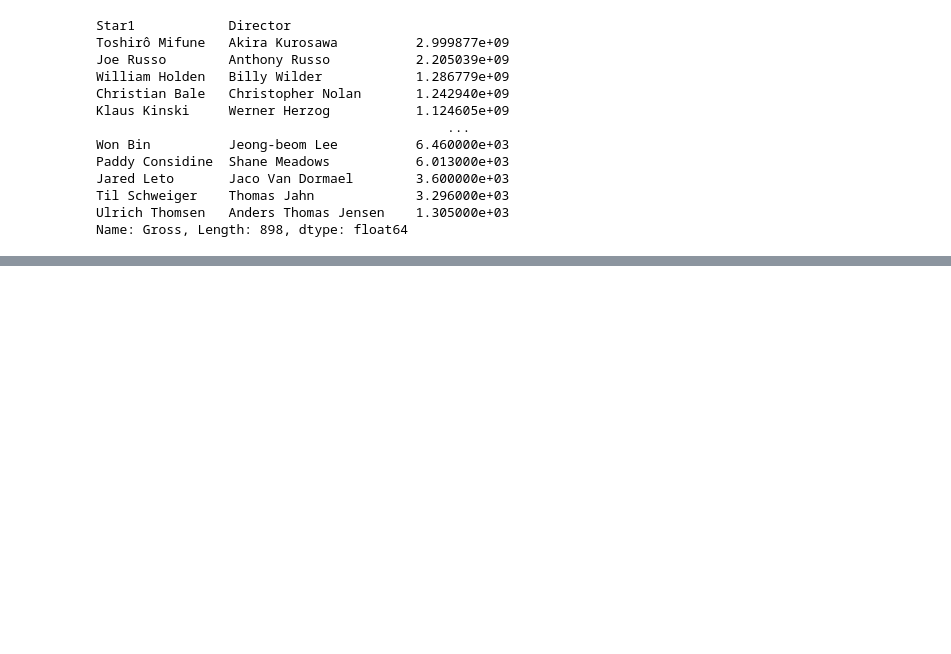
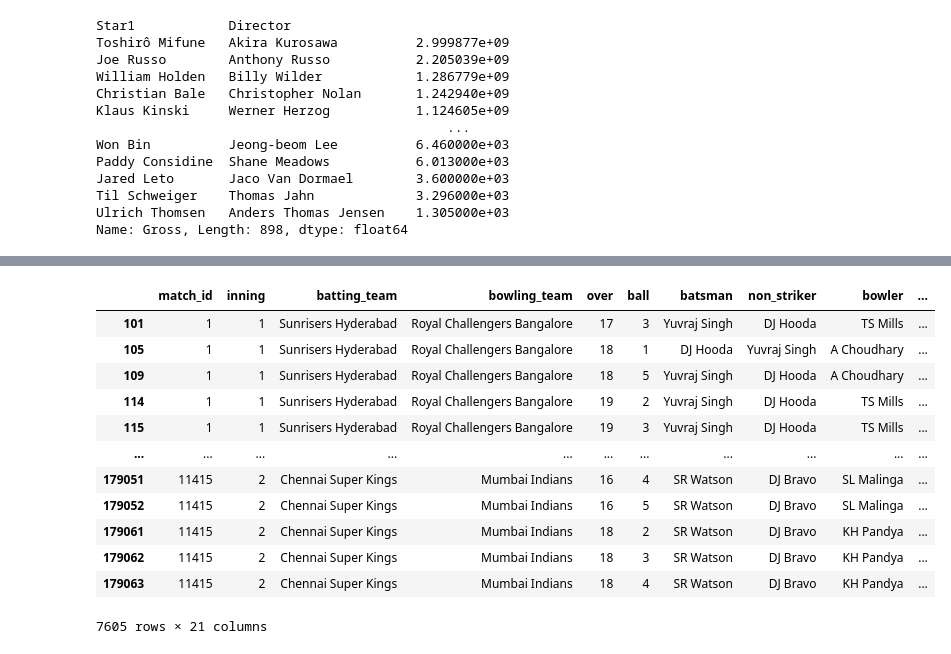
Before and after one commit to gajurelkshitiz/Pandas-Tutorial, a Jupyter notebook: Groupby.ipynb, the cells around one changed output, grey strips where cells are left out. Drawn from its saved outputs; the diff is of its cells as text; code cells hidden in the pictures; blank space fills up the shorter version.

```diff
--- a/Groupby.ipynb
+++ b/Groupby.ipynb
@@ -595,0 +703,17 @@ Name: Gross, Length: 898, dtype: float64
+# %%
+temp_df = temp_df[temp_df['over'] > 15]
+temp_df
+# %% [output]
+|  | match_id | inning | batting_team | bowling_team | over | ball | batsman | non_striker | bowler | ... |
+| 101 | 1 | 1 | Sunrisers Hyderabad | Royal Challengers Bangalore | 17 | 3 | Yuvraj Singh | DJ Hooda | TS Mills | ... |
+| 105 | 1 | 1 | Sunrisers Hyderabad | Royal Challengers Bangalore | 18 | 1 | DJ Hooda | Yuvraj Singh | A Choudhary | ... |
+| 109 | 1 | 1 | Sunrisers Hyderabad | Royal Challengers Bangalore | 18 | 5 | Yuvraj Singh | DJ Hooda | A Choudhary | ... |
+| 114 | 1 | 1 | Sunrisers Hyderabad | Royal Challengers Bangalore | 19 | 2 | Yuvraj Singh | DJ Hooda | TS Mills | ... |
+| 115 | 1 | 1 | Sunrisers Hyderabad | Royal Challengers Bangalore | 19 | 3 | Yuvraj Singh | DJ Hooda | TS Mills | ... |
+| ... | ... | ... | ... | ... | ... | ... | ... | ... | ... | ... |
+| 179051 | 11415 | 2 | Chennai Super Kings | Mumbai Indians | 16 | 4 | SR Watson | DJ Bravo | SL Malinga | ... |
+| 179052 | 11415 | 2 | Chennai Super Kings | Mumbai Indians | 16 | 5 | SR Watson | DJ Bravo | SL Malinga | ... |
+| 179061 | 11415 | 2 | Chennai Super Kings | Mumbai Indians | 18 | 2 | SR Watson | DJ Bravo | KH Pandya | ... |
+| 179062 | 11415 | 2 | Chennai Super Kings | Mumbai Indians | 18 | 3 | SR Watson | DJ Bravo | KH Pandya | ... |
+| 179063 | 11415 | 2 | Chennai Super Kings | Mumbai Indians | 18 | 4 | SR Watson | DJ Bravo | KH Pandya | ... |
+7605 rows × 21 columns
```
Also changed, not shown: parts of 10 cells of this notebook, 11 other files.
